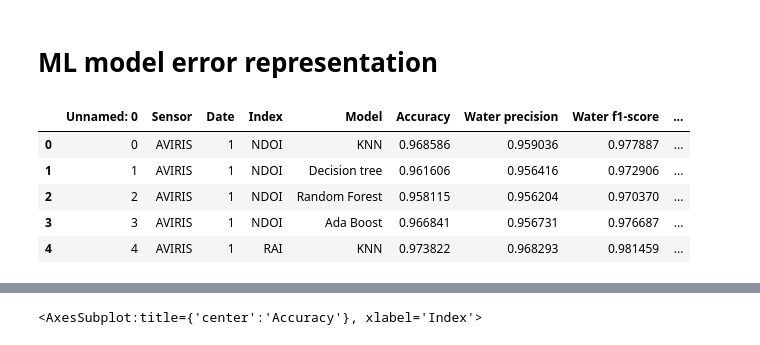
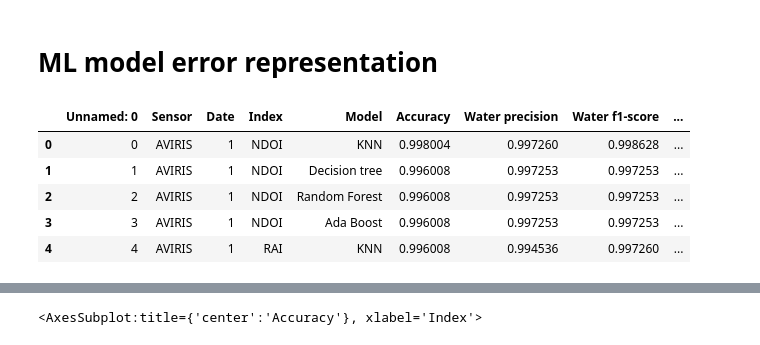
Before and after one commit to AmbarJade/NDOI-index, a Jupyter notebook: Error_representation.ipynb, the cells around one changed output, grey strips where cells are left out. Saved outputs shown, nothing was run; the diff lists cells and outputs as text; code cells hidden in the pictures.

```diff
--- a/Error_representation.ipynb
+++ b/Error_representation.ipynb
@@ -4,15 +4,15 @@
 import pandas as pd
 import matplotlib.pyplot as plt
 # %%
-df = pd.read_excel(r'data\dataframe.xlsx') #dataframe50
+df = pd.read_excel(r'data\dataframe2.xlsx') #dataframe50
 df.head()
 # %% [output]
 |  | Unnamed: 0 | Sensor | Date | Index | Model | Accuracy | Water precision | Water f1-score | ... |
-| 0 | 0 | AVIRIS | 1 | NDOI | KNN | 0.968586 | 0.959036 | 0.977887 | ... |
-| 1 | 1 | AVIRIS | 1 | NDOI | Decision tree | 0.961606 | 0.956416 | 0.972906 | ... |
-| 2 | 2 | AVIRIS | 1 | NDOI | Random Forest | 0.958115 | 0.956204 | 0.970370 | ... |
-| 3 | 3 | AVIRIS | 1 | NDOI | Ada Boost | 0.966841 | 0.956731 | 0.976687 | ... |
-| 4 | 4 | AVIRIS | 1 | RAI | KNN | 0.973822 | 0.968293 | 0.981459 | ... |
+| 0 | 0 | AVIRIS | 1 | NDOI | KNN | 0.998004 | 0.997260 | 0.998628 | ... |
+| 1 | 1 | AVIRIS | 1 | NDOI | Decision tree | 0.996008 | 0.997253 | 0.997253 | ... |
+| 2 | 2 | AVIRIS | 1 | NDOI | Random Forest | 0.996008 | 0.997253 | 0.997253 | ... |
+| 3 | 3 | AVIRIS | 1 | NDOI | Ada Boost | 0.996008 | 0.997253 | 0.997253 | ... |
+| 4 | 4 | AVIRIS | 1 | RAI | KNN | 0.996008 | 0.994536 | 0.997260 | ... |
 # %%
 Av_1 = df[(df.Sensor == "AVIRIS") & (df.Date == 1)]
 Av_2 = df[(df.Sensor == "AVIRIS") & (df.Date == 2)]
```
Also changed, not shown: parts of 4 cells of this notebook, 7 other files.
